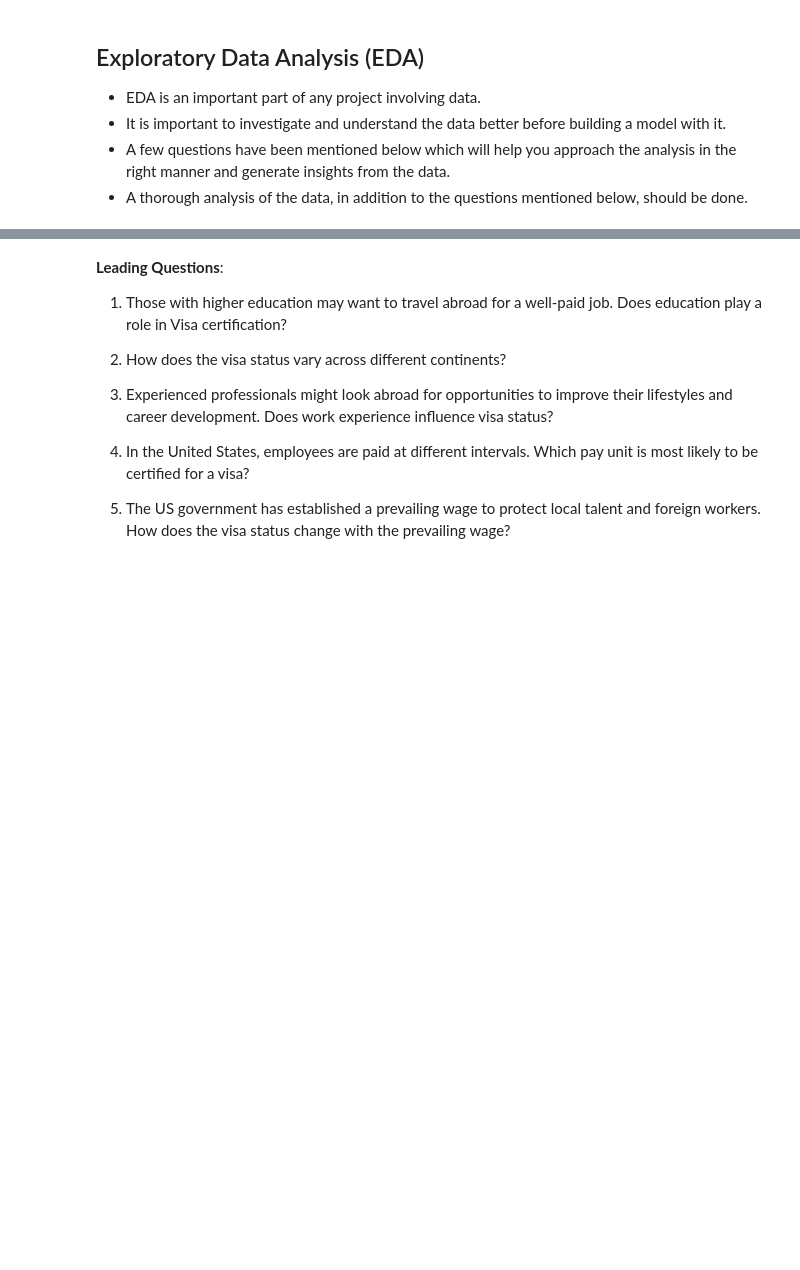
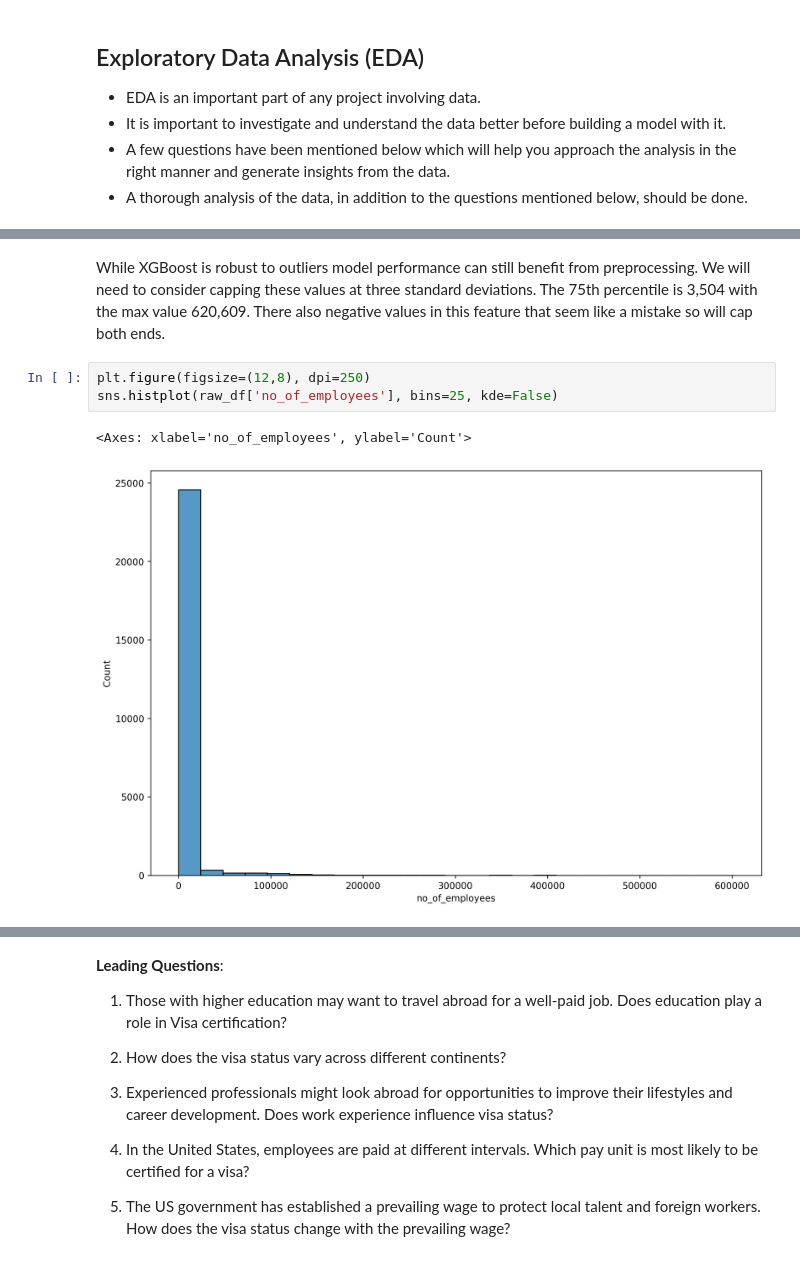
Before and after one commit to cmurray4492/PythonProjects, a Jupyter notebook: UT_Austin/Ensemble/Craig_Murray_DSBA_Project_ET_EasyVisa_Fullcode.ipynb, the cells around one changed output, grey strips where cells are left out. Drawn from its saved outputs; the diff is of its cells as text; blank space fills up the shorter version.

```diff
--- a/UT_Austin/Ensemble/Craig_Murray_DSBA_Project_ET_EasyVisa_Fullcode.ipynb
+++ b/UT_Austin/Ensemble/Craig_Murray_DSBA_Project_ET_EasyVisa_Fullcode.ipynb
@@ -153,0 +322,8 @@ A couple of items of concern here. First, the minimum number of employees at one
+# %% [markdown]
+While XGBoost is robust to outliers model performance can still benefit from preprocessing. We will need to consider capping these values at three standard deviations. The 75th percentile is 3,504 with the max value 620,609. There also negative values in this feature that seem like a mistake so will cap both ends.
+# %%
+plt.figure(figsize=(12,8), dpi=250)
+sns.histplot(raw_df['no_of_employees'], bins=25, kde=False)
+# %% [output]
+<Axes: xlabel='no_of_employees', ylabel='Count'>
+[figure, added]
```
Also changed, not shown: parts of 14 cells of this notebook, 2 other files.
